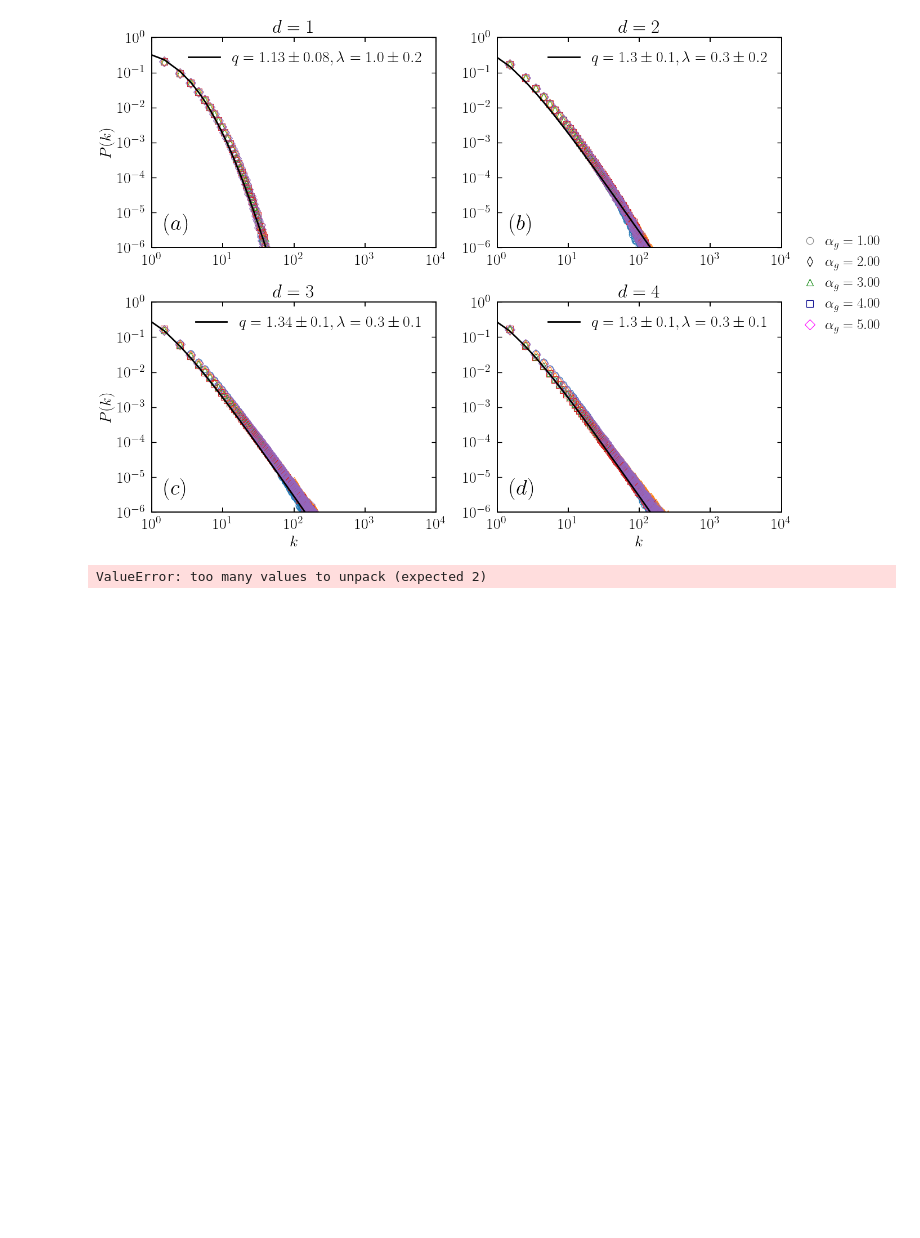
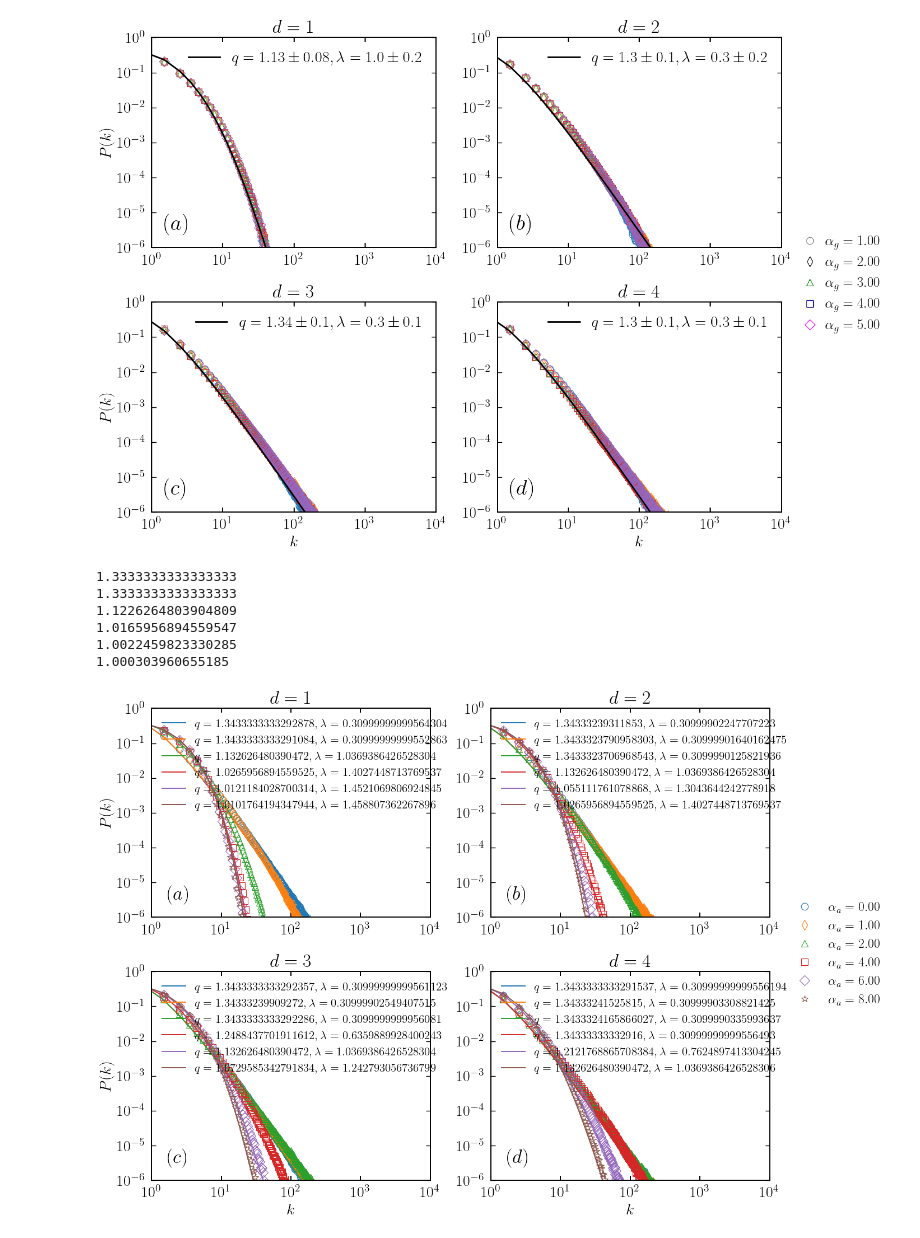
Before and after one commit to JuniorAlencar/SpatialPreferential, a Jupyter notebook: scripts/jupyter/distributions.ipynb, the cells around one changed output. Cells and saved outputs as stored; diff of their text form; code cells hidden in the pictures; blank space fills up the shorter version.

```diff
--- a/scripts/jupyter/distributions.ipynb
+++ b/scripts/jupyter/distributions.ipynb
@@ -319,7 +319,8 @@ for i in range(len(alpha_a_v)):
     qq_2d, bb_2d, qq_2d_err, bb_2d_err = optimize_q_exp(k_2d_a_log[i], k_2d_a_log[i], q_initial=q(alpha_a_v[i], 2), b_initial=eta(alpha_a_v[i], 2), delta_q=0.01, delta_b=0.01)
     qq_3d, bb_3d, qq_3d_err, bb_3d_err = optimize_q_exp(k_3d_a_log[i], k_3d_a_log[i], q_initial=q(alpha_a_v[i], 3), b_initial=eta(alpha_a_v[i], 3), delta_q=0.01, delta_b=0.01)
     qq_4d, bb_4d, qq_4d_err, bb_4d_err = optimize_q_exp(k_4d_a_log[i], k_4d_a_log[i], q_initial=q(alpha_a_v[i], 4), b_initial=eta(alpha_a_v[i], 4), delta_q=0.01, delta_b=0.01)
-
+    A = q(alpha_a_v[i], 1)
+    print(A)
     Q_1d.append(float(qq_1d))
     Q_2d.append(float(qq_2d))
     Q_3d.append(float(qq_3d))
@@ -339,7 +340,10 @@ for i in range(len(alpha_a_v)):
     B_2d_err.append(float(bb_2d_err))
     B_3d_err.append(float(bb_3d_err))
     B_4d_err.append(float(bb_4d_err))
-
+# print(Q_1d_err)
+# print(Q_2d_err)
+# print(Q_3d_err)
+# print(Q_4d_err)
 markers = ["o","d","^","s","D","*","H","p","P"]
 
 labels_global = [rf"$\alpha_a = {alpha_a_v[i]:.2f}$" for i in range(len(alpha_a_v))]
@@ -359,10 +363,10 @@ for i in range(len(alpha_a_v)):
     # ax[1, 0].plot(k_3d_a[i], pk_3d_a[i],markers[i],color=color[i],label=rf'{alpha_a_v[i]}',markersize=markersize,markerfacecolor='none')
     # ax[1, 1].plot(k_4d_a[i], pk_4d_a[i],markers[i],color=color[i],label=rf'{alpha_a_v[i]}',markersize=markersize,markerfacecolor='none')
 
-    ax[0, 0].plot(k_1d_a[i], q_exp(k_1d_a[i], qq_1d, bb_1d), color=color[i],label=rf'$q = {qq_1d:.2f}, \lambda = {bb_1d:.2f}$', linewidth=1.4)
-    ax[0, 1].plot(k_2d_a[i], q_exp(k_2d_a[i], qq_2d, bb_2d), color=color[i],label=rf'$q = {qq_2d:.2f}, \lambda = {bb_2d:.2f}$', linewidth=1.4)
-    ax[1, 0].plot(k_3d_a[i], q_exp(k_3d_a[i], qq_3d, bb_3d), color=color[i],label=rf'$q = {qq_3d:.2f}, \lambda = {bb_3d:.2f}$', linewidth=1.4)
-    ax[1, 1].plot(k_4d_a[i], q_exp(k_4d_a[i], qq_4d, bb_4d), color=color[i],label=rf'$q = {qq_4d:.2f}, \lambda = {bb_4d:.2f}$', linewidth=1.4)
+    ax[0, 0].plot(k_1d_a[i], q_exp(k_1d_a[i], Q_1d[i], B_1d[i]), color=color[i],label=rf'$q = {Q_1d[i]}, \lambda = {B_1d[i]}$', linewidth=1.4)
+    ax[0, 1].plot(k_2d_a[i], q_exp(k_2d_a[i], Q_2d[i], B_2d[i]), color=color[i],label=rf'$q = {Q_2d[i]}, \lambda = {B_2d[i]}$', linewidth=1.4)
+    ax[1, 0].plot(k_3d_a[i], q_exp(k_3d_a[i], Q_3d[i], B_3d[i]), color=color[i],label=rf'$q = {Q_3d[i]}, \lambda = {B_3d[i]}$', linewidth=1.4)
+    ax[1, 1].plot(k_4d_a[i], q_exp(k_4d_a[i], Q_4d[i], B_4d[i]), color=color[i],label=rf'$q = {Q_4d[i]}, \lambda = {B_4d[i]}$', linewidth=1.4)
 
 
 # ax[0, 0].plot(k_1d_a[0],q_exp(k_1d_a[0], Q_1d, B_1d), color='red', label = r"$P(0)e_q^{-k/\lambda}$", linewidth=2.4)
@@ -380,31 +384,37 @@ ax[0, 0].text(1.7, 10**(-5.5), "$(a)$", style="normal" ,fontsize=25)
 ax[0, 1].text(1.7, 10**(-5.5), "$(b)$", style="normal" ,fontsize=25)
 ax[1, 0].text(1.7, 10**(-5.5), "$(c)$", style="normal" ,fontsize=25)
 ax[1, 1].text(1.7, 10**(-5.5), "$(d)$", style="normal" ,fontsize=25)
 
 # Criando proxies para a legenda global (α_a)
 proxy_handles = [plt.Line2D([], [], color=color[i], marker=markers[i], linestyle='None', markersize=markersize, markerfacecolor='none') for i in range(len(alpha_a_v))]
 
 # Adicionando legenda compartilhada global na lateral direita
 fig.legend(proxy_handles, labels_global, loc="center left", bbox_to_anchor=(0.83, 0.5), fontsize=17, frameon=False)
 
 for i in range(2):
     for j in range(2):
         ax[i, j].set_xlim([1,10**4])
         ax[i, j].set_ylim([10**(-6),1])
 
         ax[i, j].set_yscale('log')
         ax[i, j].set_xscale('log')
         ax[i, j].set_title(titles[i*2+j])
         ax[i, j].legend(prop={"size":15})
         ax[i, 0].set_ylabel(r"$P(k)$")
         ax[1, j].set_xlabel(r"$k$")
         #ax[i, j].tick_params('both', labelsize=21)
         ax[i, j].xaxis.set_minor_locator(plt.NullLocator())
         ax[i, j].yaxis.set_minor_locator(plt.NullLocator())
 
 #fig.suptitle(r'Distribuição de graus para múltiplos $\alpha_a$', fontsize=30)
 plt.tight_layout(rect=[0, 0, 0.85, 1])
 #plt.savefig("../../results/distributions/degree_alpha_a.pdf",dpi=300)
 plt.show()
 # %% [output]
-ValueError: too many values to unpack (expected 2)
+1.3333333333333333
+1.3333333333333333
+1.1226264803904809
+1.0165956894559547
+1.0022459823330285
+1.000303960655185
+[figure, added]
```
Also changed, not shown: parts of 2 cells of this notebook, 2 other files.
